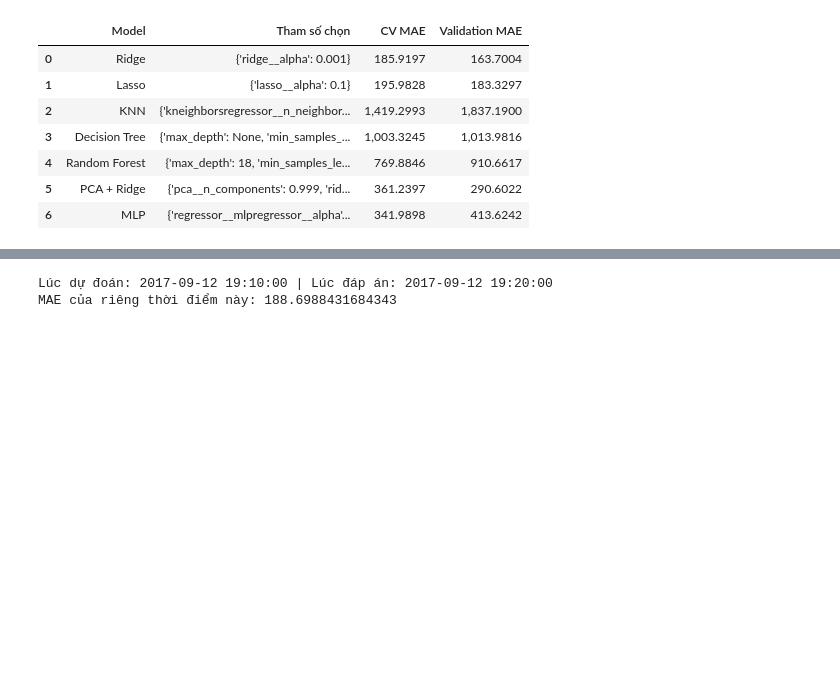
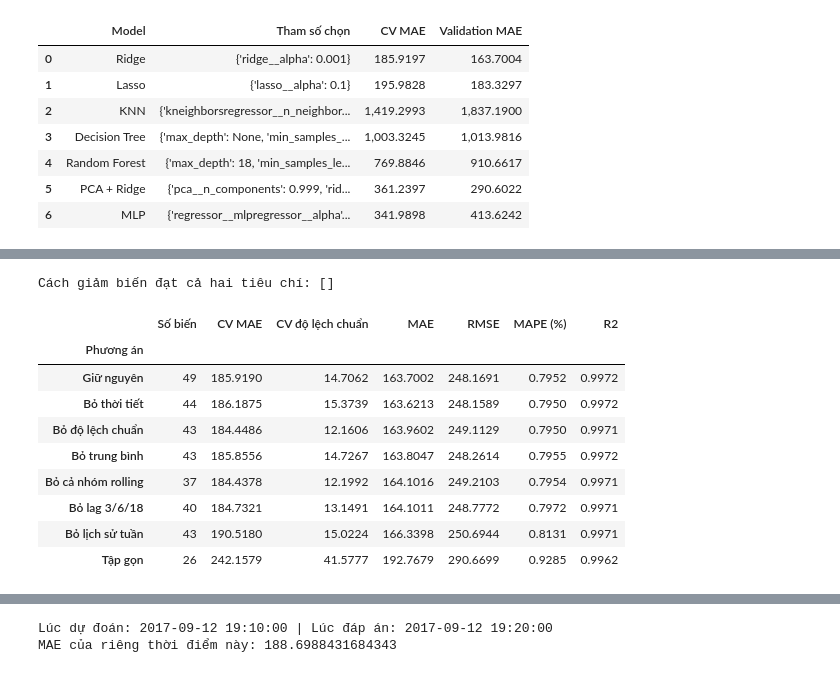
Before and after one commit to huy1907ddddddd/DS66B_group_14, a Jupyter notebook: notebooks/GridWatch_Colab.ipynb, the cells around one changed output, grey strips where cells are left out. Saved outputs shown, nothing was run; the diff lists cells and outputs as text; code cells hidden in the pictures; blank space fills up the shorter version.

```diff
--- a/notebooks/GridWatch_Colab.ipynb
+++ b/notebooks/GridWatch_Colab.ipynb
@@ -353,0 +364,48 @@ MLP | Tham số: {'regressor__mlpregressor__alpha': 0.1, 'regressor__mlpregresso
+# %%
+removals = {
+    'Bỏ thời tiết': weather,
+    'Bỏ độ lệch chuẩn': [c for c in selected_columns if '_std_' in c],
+    'Bỏ trung bình': [c for c in selected_columns if '_mean_' in c],
+    'Bỏ cả nhóm rolling': [c for c in selected_columns if '_std_' in c or '_mean_' in c],
+    'Bỏ lag 3/6/18': [f'{z}_lag_{lag}' for z in zones for lag in [3, 6, 18]],
+    'Bỏ lịch sử tuần': [c for c in selected_columns if '_weekly_' in c]
+}
+ablation_columns = {'Giữ nguyên': selected_columns}
+for name, removed in removals.items():
+    ablation_columns[name] = [c for c in selected_columns if c not in removed]
+compact = zones + [f'{z}_lag_{lag}' for z in zones for lag in [1, 3]]
+compact += [c for c in selected_columns if '_mean_' in c]
+compact += ['clock_sin', 'clock_cos', 'weekday_sin', 'weekday_cos', 'is_weekend']
+compact += [f'{z}_daily_reference' for z in zones] + [f'{z}_weekly_reference' for z in zones]
+ablation_columns['Tập gọn'] = compact
+feature_models, feature_predictions, feature_rows = {}, {}, []
+for name, columns in ablation_columns.items():
+    model = make_pipeline(StandardScaler(), LinearRegression())
+    cv_errors = -cross_val_score(model, X_train_all[columns], y_train,
+                                 scoring='neg_mean_absolute_error', cv=cv, error_score='raise')
+    model.fit(X_train_all[columns], y_train)
+    predicted = model.predict(X_val_all[columns])
+    feature_models[name], feature_predictions[name] = model, predicted
+    feature_rows.append([name, len(columns), cv_errors.mean(), cv_errors.std(), *metrics(y_val, predicted)])
+feature_ablation = pd.DataFrame(feature_rows, columns=['Phương án', 'Số biến', 'CV MAE', 'CV độ lệch chuẩn'] + metric_names).set_index('Phương án')
+display(feature_ablation)
+reference = feature_ablation.loc['Giữ nguyên']
+approved_features = feature_ablation[(feature_ablation['CV MAE'] < reference['CV MAE']) & (feature_ablation.MAE < reference.MAE)]
+extra_models, extra_columns = {}, {}
+for name in approved_features.index:
+    label = 'Linear - ' + name
+    extra_models[label], extra_columns[label] = feature_models[name], ablation_columns[name]
+    val_predictions[label] = feature_predictions[name]
+print('Cách giảm biến đạt cả hai tiêu chí:', approved_features.index.tolist())
+# %% [output]
+Cách giảm biến đạt cả hai tiêu chí: []
+|  | Số biến | CV MAE | CV độ lệch chuẩn | MAE | RMSE | MAPE (%) | R2 |
+| Phương án |  |  |  |  |  |  |  |
+| Giữ nguyên | 49 | 185.9190 | 14.7062 | 163.7002 | 248.1691 | 0.7952 | 0.9972 |
+| Bỏ thời tiết | 44 | 186.1875 | 15.3739 | 163.6213 | 248.1589 | 0.7950 | 0.9972 |
+| Bỏ độ lệch chuẩn | 43 | 184.4486 | 12.1606 | 163.9602 | 249.1129 | 0.7950 | 0.9971 |
+| Bỏ trung bình | 43 | 185.8556 | 14.7267 | 163.8047 | 248.2614 | 0.7955 | 0.9972 |
+| Bỏ cả nhóm rolling | 37 | 184.4378 | 12.1992 | 164.1016 | 249.2103 | 0.7954 | 0.9971 |
+| Bỏ lag 3/6/18 | 40 | 184.7321 | 13.1491 | 164.1011 | 248.7772 | 0.7972 | 0.9971 |
+| Bỏ lịch sử tuần | 43 | 190.5180 | 15.0224 | 166.3398 | 250.6944 | 0.8131 | 0.9971 |
+| Tập gọn | 26 | 242.1579 | 41.5777 | 192.7679 | 290.6699 | 0.9285 | 0.9962 |
```
Also changed, not shown: parts of 17 cells of this notebook, 10 other files.
